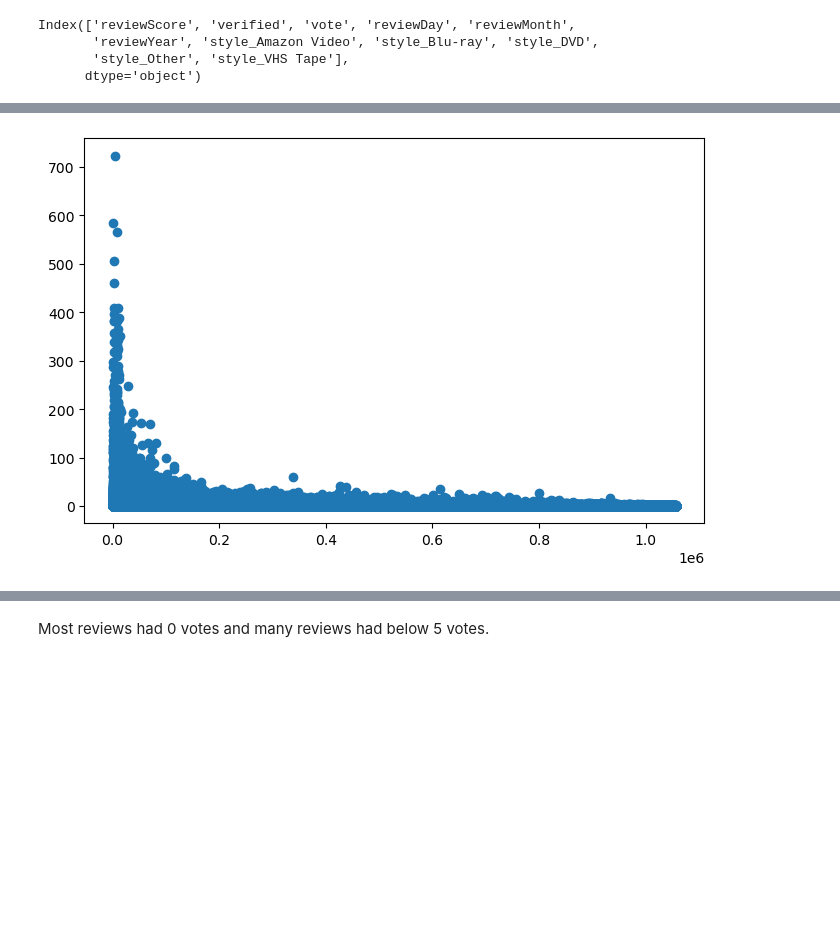
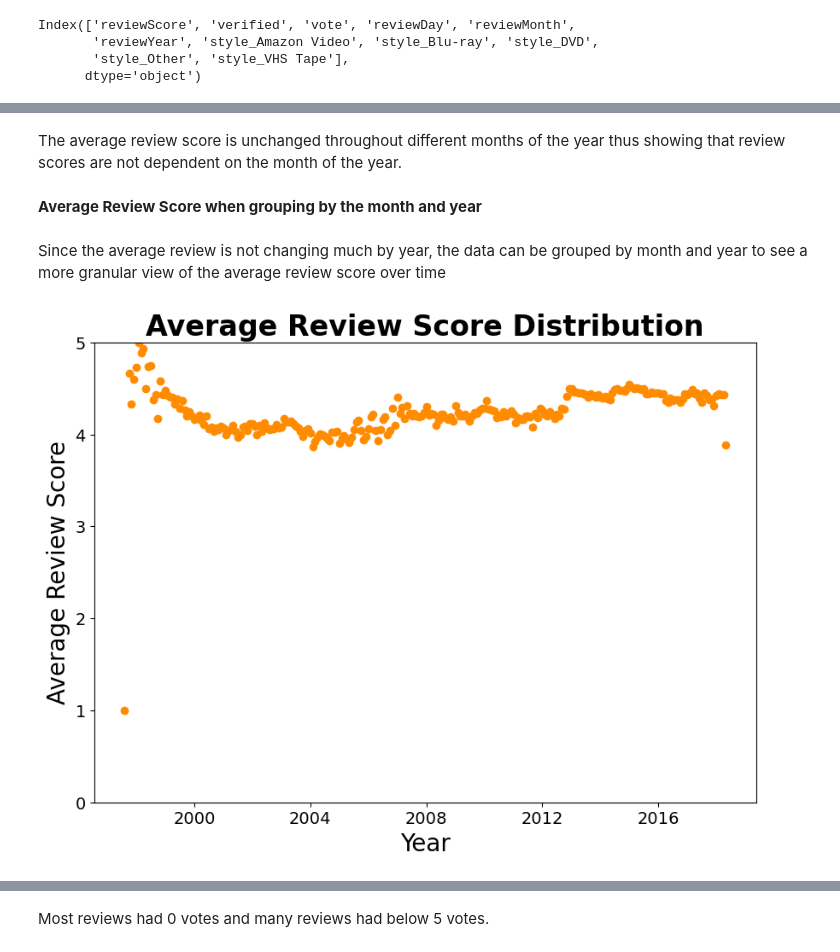
Before and after one commit to JTruong3/Amazon-Product-Recommender, a Jupyter notebook: 1_Preprocessing_and_EDA.ipynb, the cells around one changed output, grey strips where cells are left out. Drawn from its saved outputs; the diff is of its cells as text; code cells hidden in the pictures; blank space fills up the shorter version.

```diff
--- a/1_Preprocessing_and_EDA.ipynb
+++ b/1_Preprocessing_and_EDA.ipynb
@@ -915,8 +1011,34 @@ The review day and review month seem to be relatively distributed through the di
+# %% [markdown]
+The average review score is unchanged throughout different months of the year thus showing that review scores are not dependent on the month of the year.
+# %% [markdown]
+**Average Review Score when grouping by the month and year**
+# %% [markdown]
+Since the average review is not changing much by year, the data can be grouped by month and year to see a more granular view of the average review score over time
+# %%
+reviewscore_Y_M =clean_df.groupby(['reviewYear','reviewMonth'])['reviewScore'].mean()
+
+dates = []
+for val in reviewscore_Y_M.index:
+    dates.append(datetime(val[0],val[1],1))
 # %%
-plt.figure(figsize = (8,5))
+# Set up figure size
+plt.figure(figsize = (10,7))
 
-plt.scatter(clean_df['reviewer_ID'].value_counts().index, clean_df['reviewer_ID'].value_counts().values)
+# Make bar plot using the index and values from above
+plt.scatter(dates, reviewscore_Y_M.values,  color = 'darkorange')
+
+# Change size of tick labels
+plt.xticks(fontsize = 14)
+plt.yticks(fontsize = 14)
+
+# Set y axis range
+plt.ylim([0,5])
+
+# Label the plot
+plt.title(f'Average Review Score Distribution', fontweight = 'bold', fontsize = 24)
+plt.xlabel('Year', fontsize = 20)
+plt.ylabel('Average Review Score', fontsize = 20)
 
 plt.show()
 # %% [output]
-[figure, old version]
+[figure, new version]
```
Also changed, not shown: parts of 56 cells of this notebook.
